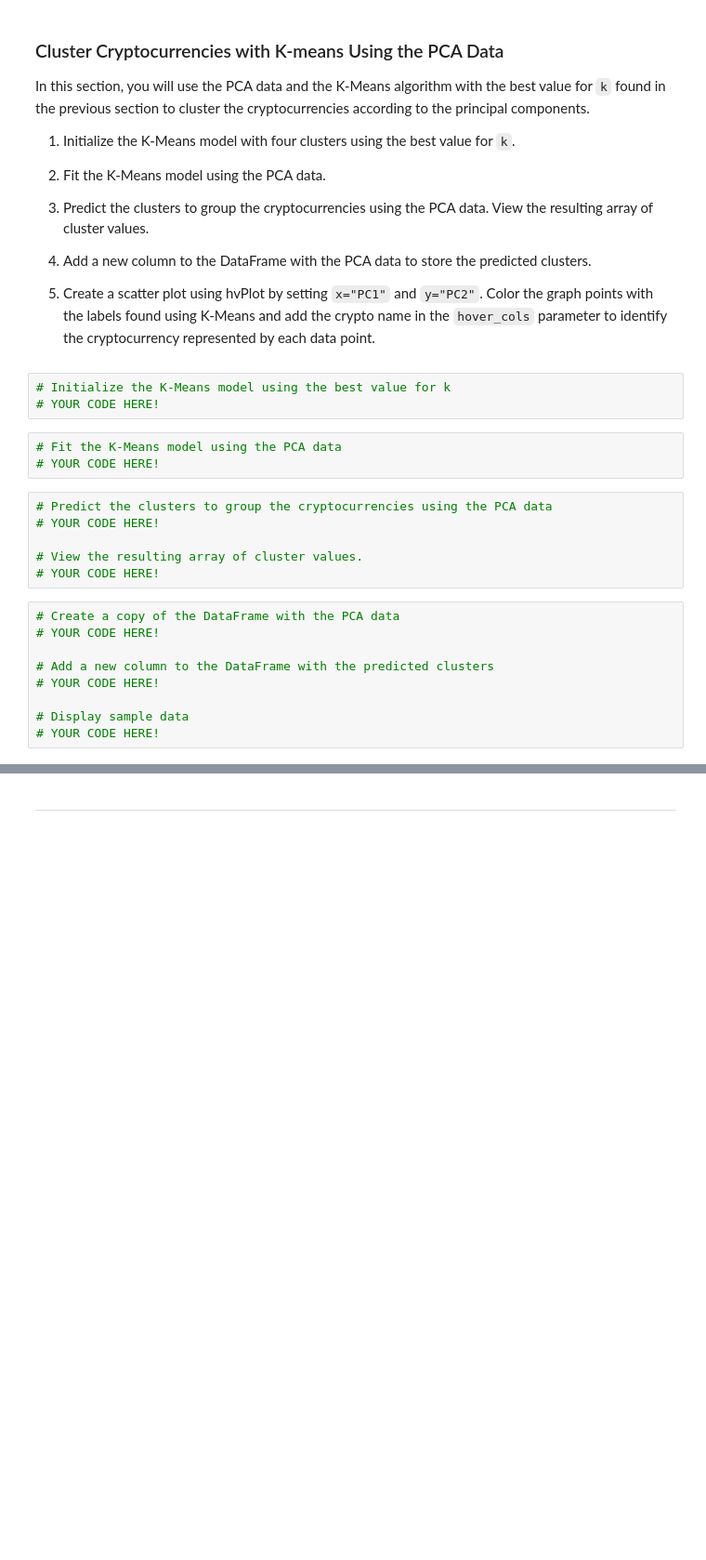
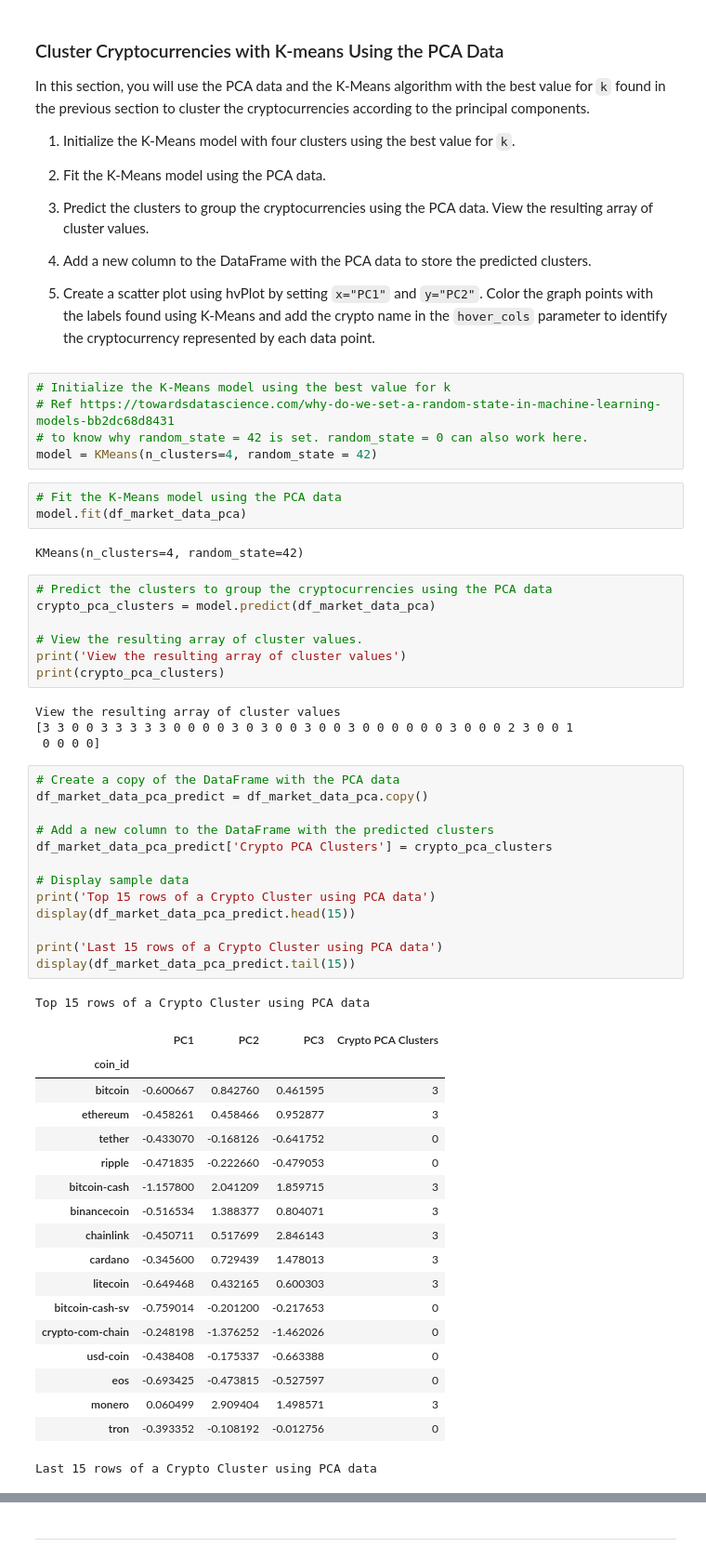
Before and after one commit to dinesh-m/crypto_portfolio_analyzer, a Jupyter notebook: crypto_investments.ipynb, the cells around one changed output, grey strips where cells are left out. Shown: that part at 93% size. Cells and saved outputs as stored; diff of their text form; blank space fills up the shorter version.

```diff
--- a/crypto_investments.ipynb
+++ b/crypto_investments.ipynb
@@ -466,24 +481,57 @@ In this section, you will use the PCA data and the K-Means algorithm with the be
 4. Add a new column to the DataFrame with the PCA data to store the predicted clusters.
 
 5. Create a scatter plot using hvPlot by setting `x="PC1"` and `y="PC2"`. Color the graph points with the labels found using K-Means and add the crypto name in the `hover_cols` parameter to identify the cryptocurrency represented by each data point.
+# %%
+# Initialize the K-Means model using the best value for k
+# Ref https://towardsdatascience.com/why-do-we-set-a-random-state-in-machine-learning-models-bb2dc68d8431
+# to know why random_state = 42 is set. random_state = 0 can also work here.
+model = KMeans(n_clusters=4, random_state = 42)
 # %%
-# Initialize the K-Means model using the best value for k
-# YOUR CODE HERE!
+# Fit the K-Means model using the PCA data
+model.fit(df_market_data_pca)
+# %% [output]
+KMeans(n_clusters=4, random_state=42)
-# %%
-# Fit the K-Means model using the PCA data
-# YOUR CODE HERE!
 # %%
 # Predict the clusters to group the cryptocurrencies using the PCA data
-# YOUR CODE HERE!
+crypto_pca_clusters = model.predict(df_market_data_pca)
 
 # View the resulting array of cluster values.
-# YOUR CODE HERE!
+print('View the resulting array of cluster values')
+print(crypto_pca_clusters)
+# %% [output]
+View the resulting array of cluster values
+[3 3 0 0 3 3 3 3 3 0 0 0 0 3 0 3 0 0 3 0 0 3 0 0 0 0 0 0 3 0 0 0 2 3 0 0 1
+ 0 0 0 0]
 # %%
 # Create a copy of the DataFrame with the PCA data
-# YOUR CODE HERE!
+df_market_data_pca_predict = df_market_data_pca.copy()
 
 # Add a new column to the DataFrame with the predicted clusters
-# YOUR CODE HERE!
+df_market_data_pca_predict['Crypto PCA Clusters'] = crypto_pca_clusters
 
 # Display sample data
-# YOUR CODE HERE!
+print('Top 15 rows of a Crypto Cluster using PCA data')
+display(df_market_data_pca_predict.head(15))
+
+print('Last 15 rows of a Crypto Cluster using PCA data')
+display(df_market_data_pca_predict.tail(15))
+# %% [output]
+Top 15 rows of a Crypto Cluster using PCA data
+|  | PC1 | PC2 | PC3 | Crypto PCA Clusters |
+| coin_id |  |  |  |  |
+| bitcoin | -0.600667 | 0.842760 | 0.461595 | 3 |
+| ethereum | -0.458261 | 0.458466 | 0.952877 | 3 |
+| tether | -0.433070 | -0.168126 | -0.641752 | 0 |
+| ripple | -0.471835 | -0.222660 | -0.479053 | 0 |
+| bitcoin-cash | -1.157800 | 2.041209 | 1.859715 | 3 |
+| binancecoin | -0.516534 | 1.388377 | 0.804071 | 3 |
+| chainlink | -0.450711 | 0.517699 | 2.846143 | 3 |
+| cardano | -0.345600 | 0.729439 | 1.478013 | 3 |
+| litecoin | -0.649468 | 0.432165 | 0.600303 | 3 |
+| bitcoin-cash-sv | -0.759014 | -0.201200 | -0.217653 | 0 |
+| crypto-com-chain | -0.248198 | -1.376252 | -1.462026 | 0 |
+| usd-coin | -0.438408 | -0.175337 | -0.663388 | 0 |
+| eos | -0.693425 | -0.473815 | -0.527597 | 0 |
+| monero | 0.060499 | 2.909404 | 1.498571 | 3 |
+| tron | -0.393352 | -0.108192 | -0.012756 | 0 |
+Last 15 rows of a Crypto Cluster using PCA data
```
Also changed, not shown: parts of 17 cells of this notebook.
